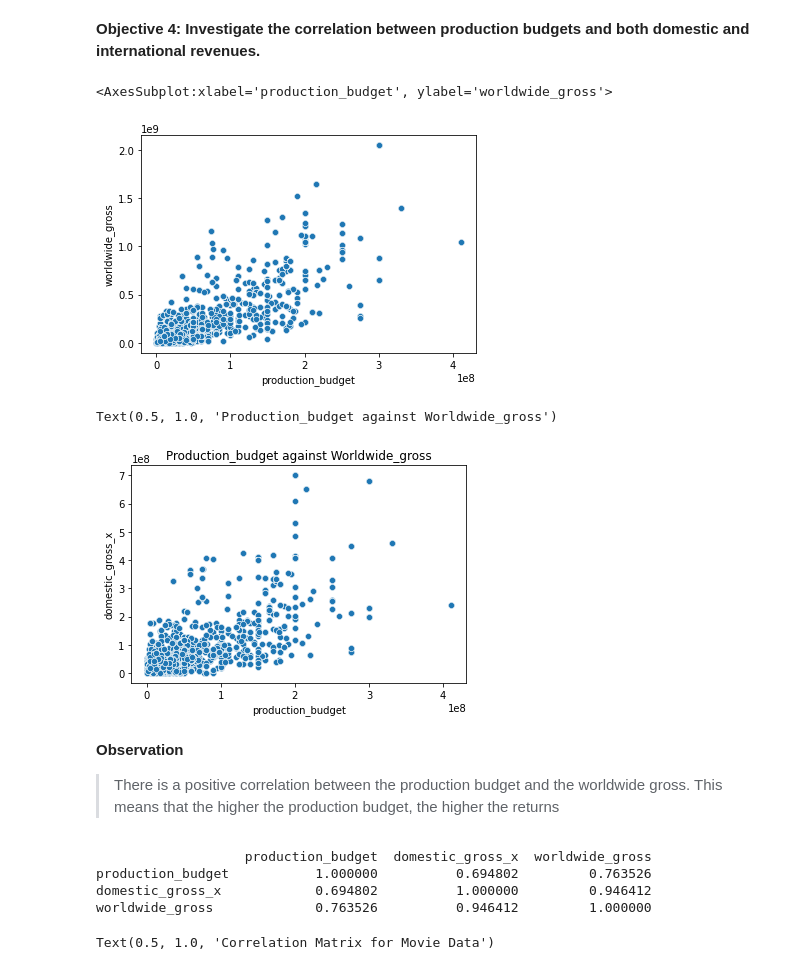
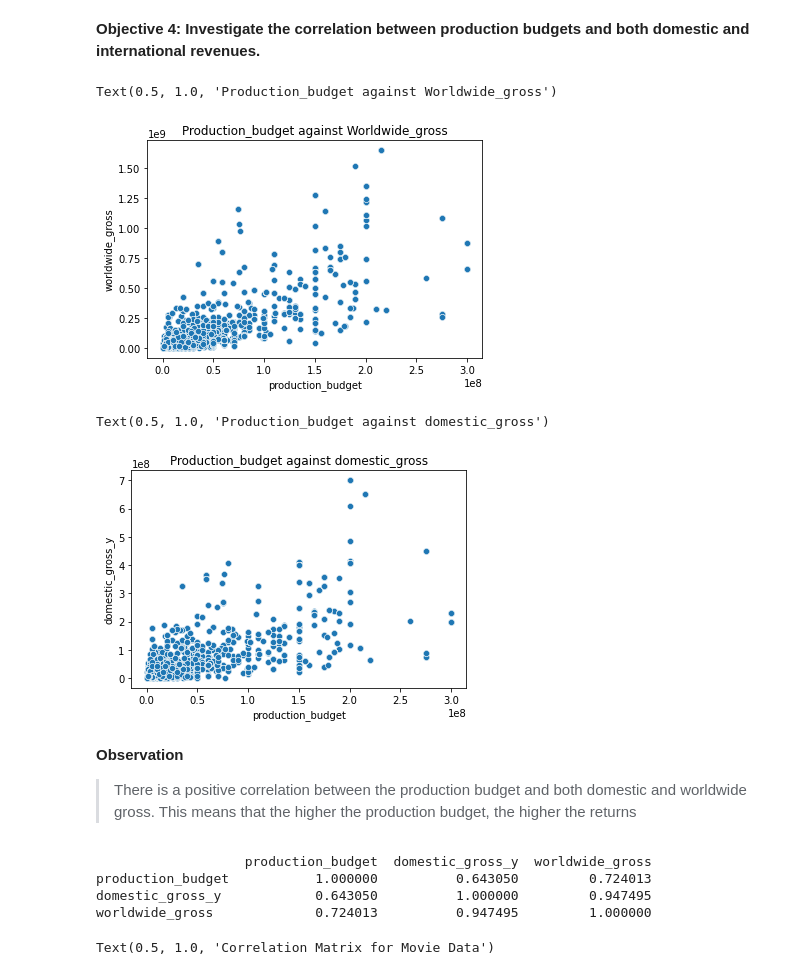
Before and after one commit to mikabenson/PHASE2_PROJECT-inferential-statistics-, a Jupyter notebook: notebooks/Franciscar.ipynb, the cells around one changed output. Saved outputs shown, nothing was run; the diff lists cells and outputs as text; code cells hidden in the pictures.

```diff
--- a/notebooks/Franciscar.ipynb
+++ b/notebooks/Franciscar.ipynb
@@ -519,10 +523,21 @@ movie_akas.duplicated().sum()
 # %%
+# Clean the title columns in both data
+# Remove unwanted characters (e.g., punctuation) and convert to title case in the movie_gross
+movie_gross['title'] = movie_gross['title'].str.replace(r'[^\w\s]', '', regex=True)  # Remove non-word characters
+movie_gross['title'] = movie_gross['title'].str.title()  # Convert to title case
+
+# Remove unwanted characters (e.g., punctuation) and convert to title case in the movie_data
+movie_data['title'] = movie_data['title'].str.replace(r'[^\w\s]', '', regex=True)  # Remove non-word characters
+movie_data['title'] = movie_data['title'].str.title()  # Convert to title case
+
 # Merge the movie_gross data and movie_data
 movies_gross_data=movie_gross.merge(movie_data, how='inner', on='title')
 
 # Merge the movie_gross_data and movie_budget dataframes
 # Rename the movie column in movie_budget df to align with title column in movies-gross_data
 movie_budget=movie_budget.rename(columns={'movie':'title'})
+
+# Merge
 movies_merge=movies_gross_data.merge(movie_budget, how='inner', on='title')
 movies_merge
 # %% [output]
@@ -581,5 +602,8 @@ all_movies
 # %%
-columns_to_drop = [col for col in ['ordering', 'original_title_x','types','region', 'attributes','is_original_title', 'is_original_language', 'language', 'original_title_y', 'original_language'] if col in all_movies.columns]
+# Columns to drop
+columns_to_drop = [col for col in ['ordering','domestic_gross_x', 'original_title_x','types','region', 'attributes','is_original_title', 'is_original_language', 'language', 'original_title_y', 'original_language'] if col in all_movies.columns]
+
+# Drop the columns
 all_movies.drop(columns=columns_to_drop, inplace=True)
 all_movies
 # %% [output]
@@ -602,6 +628,6 @@ all_movies
 # %%
 # Profits
-all_movies['Profits']=(all_movies['worldwide_gross'] + all_movies['domestic_gross_x'])-all_movies['production_budget']
+all_movies['Profits']=(all_movies['worldwide_gross'] + all_movies['domestic_gross_y'])-all_movies['production_budget']
 all_movies
 # %% [output]
 |  | movie_id | primary_title | start_year | runtime_minutes | genres | title | averagerating | numvotes | ... |
@@ -749,33 +777,36 @@ Text(0.5, 1.0, 'Number of Movies per Year')
 # %% [markdown]
 **Objective 4: Investigate the correlation between production budgets and both domestic and international revenues.**
 # %%
-# # Scatterplot of production_budget and worldwide_gross
+# Scatterplot of production_budget and worldwide_gross
 sns.scatterplot(x=all_movies['production_budget'], y=all_movies['worldwide_gross'])
+# Title
+plt.title('Production_budget against Worldwide_gross')
 # %% [output]
-<AxesSubplot:xlabel='production_budget', ylabel='worldwide_gross'>
+Text(0.5, 1.0, 'Production_budget against Worldwide_gross')
-[figure, old version]
+[figure, new version]
 # %%
 # Scatterplot of production_budget and domestic_gross
-sns.scatterplot(x=all_movies['production_budget'], y=all_movies['domestic_gross_x'])
+sns.scatterplot(x=all_movies['production_budget'], y=all_movies['domestic_gross_y'])
+
 # Title
-plt.title('Production_budget against Worldwide_gross')
+plt.title('Production_budget against domestic_gross')
 # %% [output]
-Text(0.5, 1.0, 'Production_budget against Worldwide_gross')
+Text(0.5, 1.0, 'Production_budget against domestic_gross')
-[figure, old version]
+[figure, new version]
 # %% [markdown]
 **Observation**
-> There is a positive correlation between the production budget and the worldwide gross. This means that the higher the production budget, the higher the returns
+> There is a positive correlation between the production budget and both domestic and worldwide gross. This means that the higher the production budget, the higher the returns
 # %%
 # Select columns to use
-selected_columns = all_movies[['production_budget', 'domestic_gross_x', 'worldwide_gross']]
+selected_columns = all_movies[['production_budget', 'domestic_gross_y', 'worldwide_gross']]
 # Create a correlation matrix
 correlation_matrix = selected_columns.corr()
 print(correlation_matrix)
 # %% [output]
-                   production_budget  domestic_gross_x  worldwide_gross
-production_budget           1.000000          0.694802         0.763526
-domestic_gross_x            0.694802          1.000000         0.946412
-worldwide_gross             0.763526          0.946412         1.000000
+                   production_budget  domestic_gross_y  worldwide_gross
+production_budget           1.000000          0.643050         0.724013
+domestic_gross_y            0.643050          1.000000         0.947495
+worldwide_gross             0.724013          0.947495         1.000000
 # %%
 # Plot the figure, axes
 fig, ax=plt.subplots(figsize=(10, 8))
```
Also changed, not shown: parts of 54 cells of this notebook.
